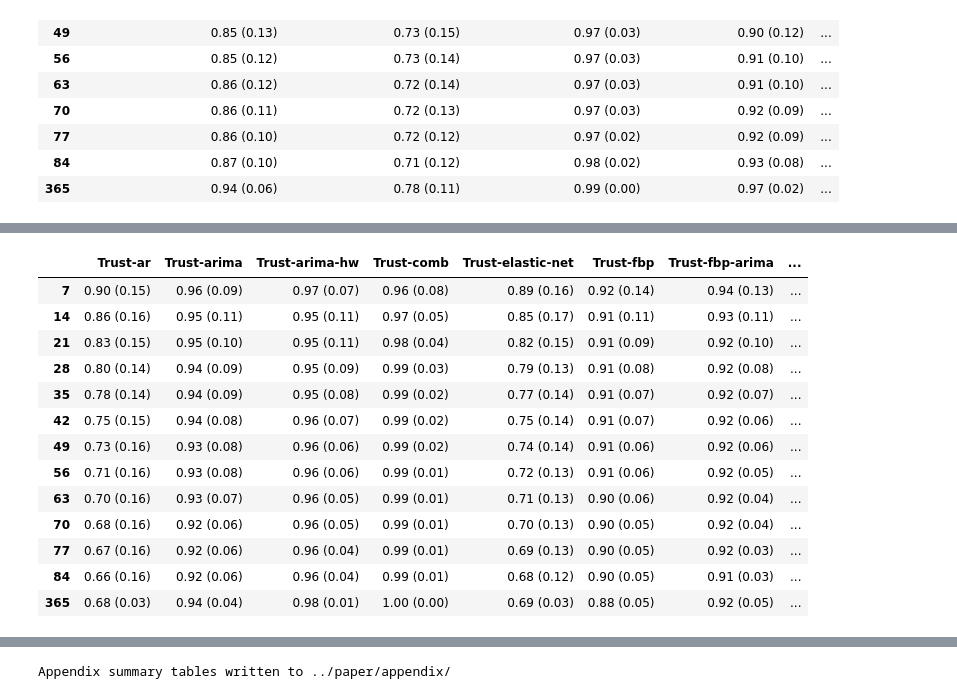
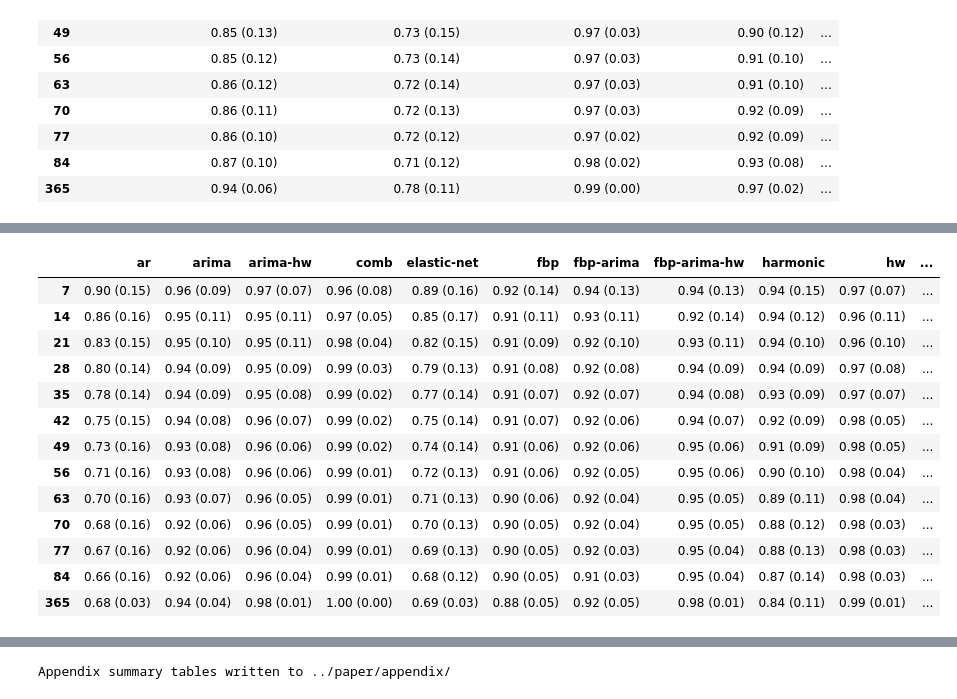
Before and after one commit to TomMonks/swast-benchmarking, a Jupyter notebook: results/summary_stage_1.ipynb, the cells around one changed output, grey strips where cells are left out. Cells and saved outputs as stored; diff of their text form; code cells hidden in the pictures.

```diff
--- a/results/summary_stage_1.ipynb
+++ b/results/summary_stage_1.ipynb
@@ -235,21 +262,22 @@ coverage_80.sort_index(axis=1)
 # %%
 coverage_95 = results_mean_std.filter(like='95')
 columns = coverage_95.columns
 columns = [s.replace('_coverage_95', '') for s in columns]
+columns = [s.replace('Trust-', '') for s in columns]
 coverage_95.columns = columns
 coverage_95.sort_index(axis=1)
 # %% [output]
-|  | Trust-ar | Trust-arima | Trust-arima-hw | Trust-comb | Trust-elastic-net | Trust-fbp | Trust-fbp-arima | ... |
-| 7 | 0.90 (0.15) | 0.96 (0.09) | 0.97 (0.07) | 0.96 (0.08) | 0.89 (0.16) | 0.92 (0.14) | 0.94 (0.13) | ... |
-| 14 | 0.86 (0.16) | 0.95 (0.11) | 0.95 (0.11) | 0.97 (0.05) | 0.85 (0.17) | 0.91 (0.11) | 0.93 (0.11) | ... |
-| 21 | 0.83 (0.15) | 0.95 (0.10) | 0.95 (0.11) | 0.98 (0.04) | 0.82 (0.15) | 0.91 (0.09) | 0.92 (0.10) | ... |
-| 28 | 0.80 (0.14) | 0.94 (0.09) | 0.95 (0.09) | 0.99 (0.03) | 0.79 (0.13) | 0.91 (0.08) | 0.92 (0.08) | ... |
-| 35 | 0.78 (0.14) | 0.94 (0.09) | 0.95 (0.08) | 0.99 (0.02) | 0.77 (0.14) | 0.91 (0.07) | 0.92 (0.07) | ... |
-| 42 | 0.75 (0.15) | 0.94 (0.08) | 0.96 (0.07) | 0.99 (0.02) | 0.75 (0.14) | 0.91 (0.07) | 0.92 (0.06) | ... |
-| 49 | 0.73 (0.16) | 0.93 (0.08) | 0.96 (0.06) | 0.99 (0.02) | 0.74 (0.14) | 0.91 (0.06) | 0.92 (0.06) | ... |
-| 56 | 0.71 (0.16) | 0.93 (0.08) | 0.96 (0.06) | 0.99 (0.01) | 0.72 (0.13) | 0.91 (0.06) | 0.92 (0.05) | ... |
-| 63 | 0.70 (0.16) | 0.93 (0.07) | 0.96 (0.05) | 0.99 (0.01) | 0.71 (0.13) | 0.90 (0.06) | 0.92 (0.04) | ... |
-| 70 | 0.68 (0.16) | 0.92 (0.06) | 0.96 (0.05) | 0.99 (0.01) | 0.70 (0.13) | 0.90 (0.05) | 0.92 (0.04) | ... |
-| 77 | 0.67 (0.16) | 0.92 (0.06) | 0.96 (0.04) | 0.99 (0.01) | 0.69 (0.13) | 0.90 (0.05) | 0.92 (0.03) | ... |
-| 84 | 0.66 (0.16) | 0.92 (0.06) | 0.96 (0.04) | 0.99 (0.01) | 0.68 (0.12) | 0.90 (0.05) | 0.91 (0.03) | ... |
-| 365 | 0.68 (0.03) | 0.94 (0.04) | 0.98 (0.01) | 1.00 (0.00) | 0.69 (0.03) | 0.88 (0.05) | 0.92 (0.05) | ... |
+|  | ar | arima | arima-hw | comb | elastic-net | fbp | fbp-arima | fbp-arima-hw | harmonic | hw | ... |
+| 7 | 0.90 (0.15) | 0.96 (0.09) | 0.97 (0.07) | 0.96 (0.08) | 0.89 (0.16) | 0.92 (0.14) | 0.94 (0.13) | 0.94 (0.13) | 0.94 (0.15) | 0.97 (0.07) | ... |
+| 14 | 0.86 (0.16) | 0.95 (0.11) | 0.95 (0.11) | 0.97 (0.05) | 0.85 (0.17) | 0.91 (0.11) | 0.93 (0.11) | 0.92 (0.14) | 0.94 (0.12) | 0.96 (0.11) | ... |
+| 21 | 0.83 (0.15) | 0.95 (0.10) | 0.95 (0.11) | 0.98 (0.04) | 0.82 (0.15) | 0.91 (0.09) | 0.92 (0.10) | 0.93 (0.11) | 0.94 (0.10) | 0.96 (0.10) | ... |
+| 28 | 0.80 (0.14) | 0.94 (0.09) | 0.95 (0.09) | 0.99 (0.03) | 0.79 (0.13) | 0.91 (0.08) | 0.92 (0.08) | 0.94 (0.09) | 0.94 (0.09) | 0.97 (0.08) | ... |
+| 35 | 0.78 (0.14) | 0.94 (0.09) | 0.95 (0.08) | 0.99 (0.02) | 0.77 (0.14) | 0.91 (0.07) | 0.92 (0.07) | 0.94 (0.08) | 0.93 (0.09) | 0.97 (0.07) | ... |
+| 42 | 0.75 (0.15) | 0.94 (0.08) | 0.96 (0.07) | 0.99 (0.02) | 0.75 (0.14) | 0.91 (0.07) | 0.92 (0.06) | 0.94 (0.07) | 0.92 (0.09) | 0.98 (0.05) | ... |
+| 49 | 0.73 (0.16) | 0.93 (0.08) | 0.96 (0.06) | 0.99 (0.02) | 0.74 (0.14) | 0.91 (0.06) | 0.92 (0.06) | 0.95 (0.06) | 0.91 (0.09) | 0.98 (0.05) | ... |
+| 56 | 0.71 (0.16) | 0.93 (0.08) | 0.96 (0.06) | 0.99 (0.01) | 0.72 (0.13) | 0.91 (0.06) | 0.92 (0.05) | 0.95 (0.06) | 0.90 (0.10) | 0.98 (0.04) | ... |
+| 63 | 0.70 (0.16) | 0.93 (0.07) | 0.96 (0.05) | 0.99 (0.01) | 0.71 (0.13) | 0.90 (0.06) | 0.92 (0.04) | 0.95 (0.05) | 0.89 (0.11) | 0.98 (0.04) | ... |
+| 70 | 0.68 (0.16) | 0.92 (0.06) | 0.96 (0.05) | 0.99 (0.01) | 0.70 (0.13) | 0.90 (0.05) | 0.92 (0.04) | 0.95 (0.05) | 0.88 (0.12) | 0.98 (0.03) | ... |
+| 77 | 0.67 (0.16) | 0.92 (0.06) | 0.96 (0.04) | 0.99 (0.01) | 0.69 (0.13) | 0.90 (0.05) | 0.92 (0.03) | 0.95 (0.04) | 0.88 (0.13) | 0.98 (0.03) | ... |
+| 84 | 0.66 (0.16) | 0.92 (0.06) | 0.96 (0.04) | 0.99 (0.01) | 0.68 (0.12) | 0.90 (0.05) | 0.91 (0.03) | 0.95 (0.04) | 0.87 (0.14) | 0.98 (0.03) | ... |
+| 365 | 0.68 (0.03) | 0.94 (0.04) | 0.98 (0.01) | 1.00 (0.00) | 0.69 (0.03) | 0.88 (0.05) | 0.92 (0.05) | 0.98 (0.01) | 0.84 (0.11) | 0.99 (0.01) | ... |
```
Also changed, not shown: parts of 7 cells of this notebook, 3 other files.
